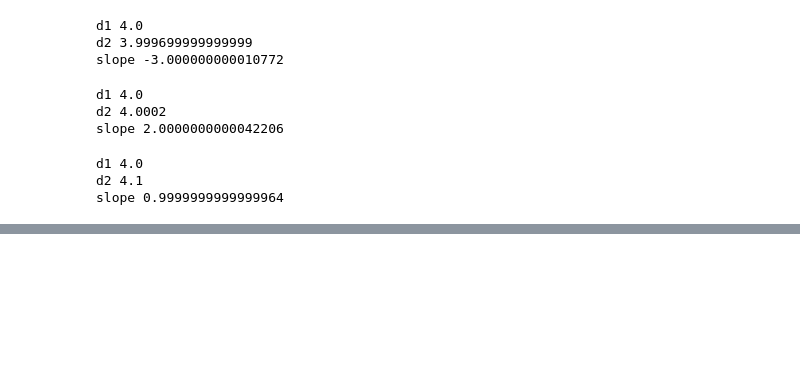
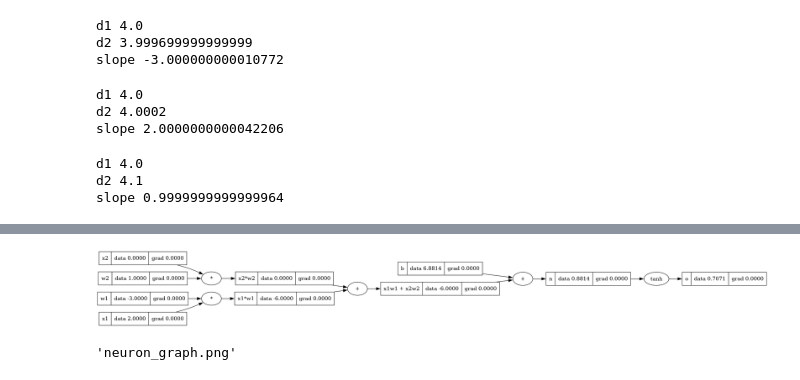
Before and after one commit to joaocosta/neural-networks-hero-to-zero, a Jupyter notebook: lectures/01-micrograd/notebook/Lecture 1 - Intro to micrograd.ipynb, the cells around one changed output, grey strips where cells are left out. Drawn from its saved outputs; the diff is of its cells as text; code cells hidden in the pictures; blank space fills up the shorter version.

Commit message:
Backpropagation through a neuron

```diff
--- a/lectures/01-micrograd/notebook/Lecture 1 - Intro to micrograd.ipynb
+++ b/lectures/01-micrograd/notebook/Lecture 1 - Intro to micrograd.ipynb
@@ -188,0 +211,20 @@ dot.render("micrograd_graph", format="png", cleanup=True)
+# %%
+x1 = Value(2.0, label='x1')
+x2 = Value(0.0, label='x2')
+w1 = Value(-3.0, label='w1')
+w2 = Value(1.0, label='w2')
+b = Value(6.8813735870195432, label = 'b')
+x1w1 = x1*w1; x1w1.label = 'x1*w1'
+x2w2 = x2*w2; x2w2.label = 'x2*w2'
+x1w1x2w2 = x1w1 + x2w2; x1w1x2w2.label = 'x1w1 + x2w2'
+n = x1w1x2w2 + b; n.label = 'n'
+
+o=n.tanh()
+o.label = 'o'
+
+dot=draw_dot(o)
+display(Image(data=dot.pipe(format="png")))
+dot.render("neuron_graph", format="png", cleanup=True)
+# %% [output]
+[figure, added]
+'neuron_graph.png'
```
Also changed, not shown: parts of 8 cells of this notebook, 5 other files.
